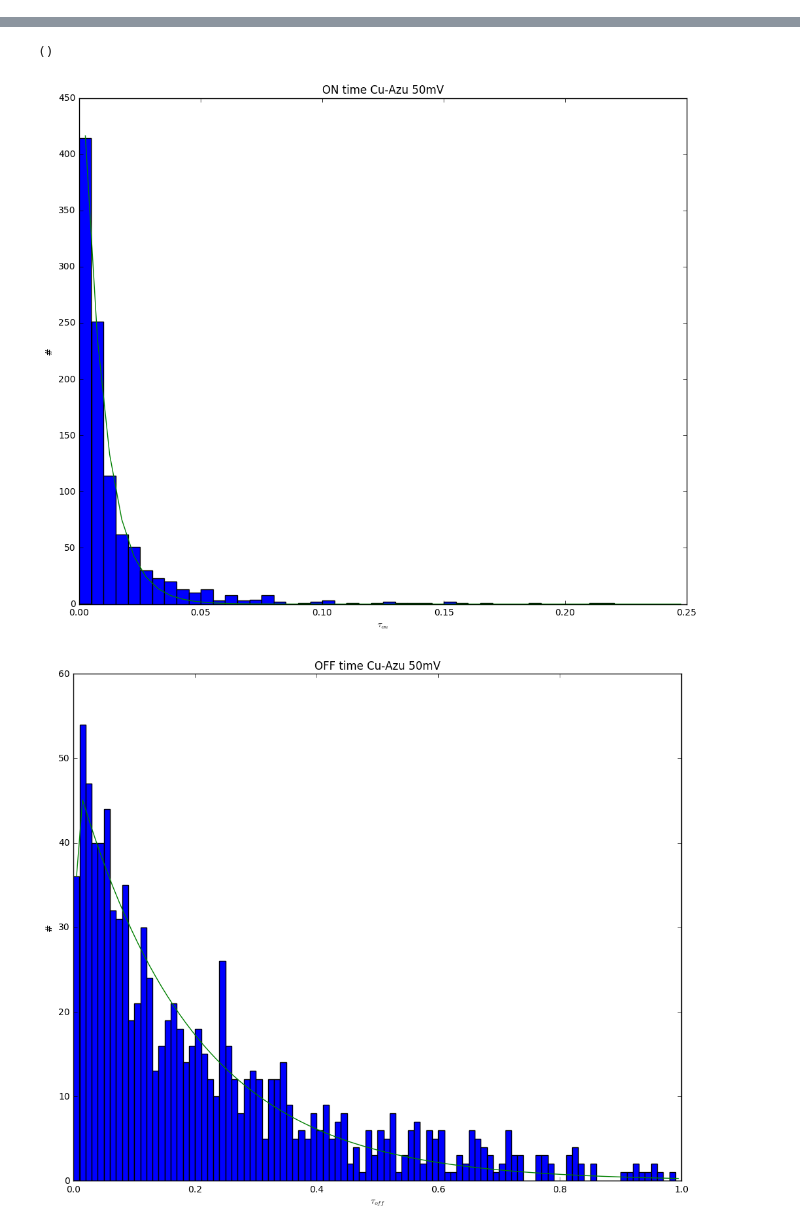
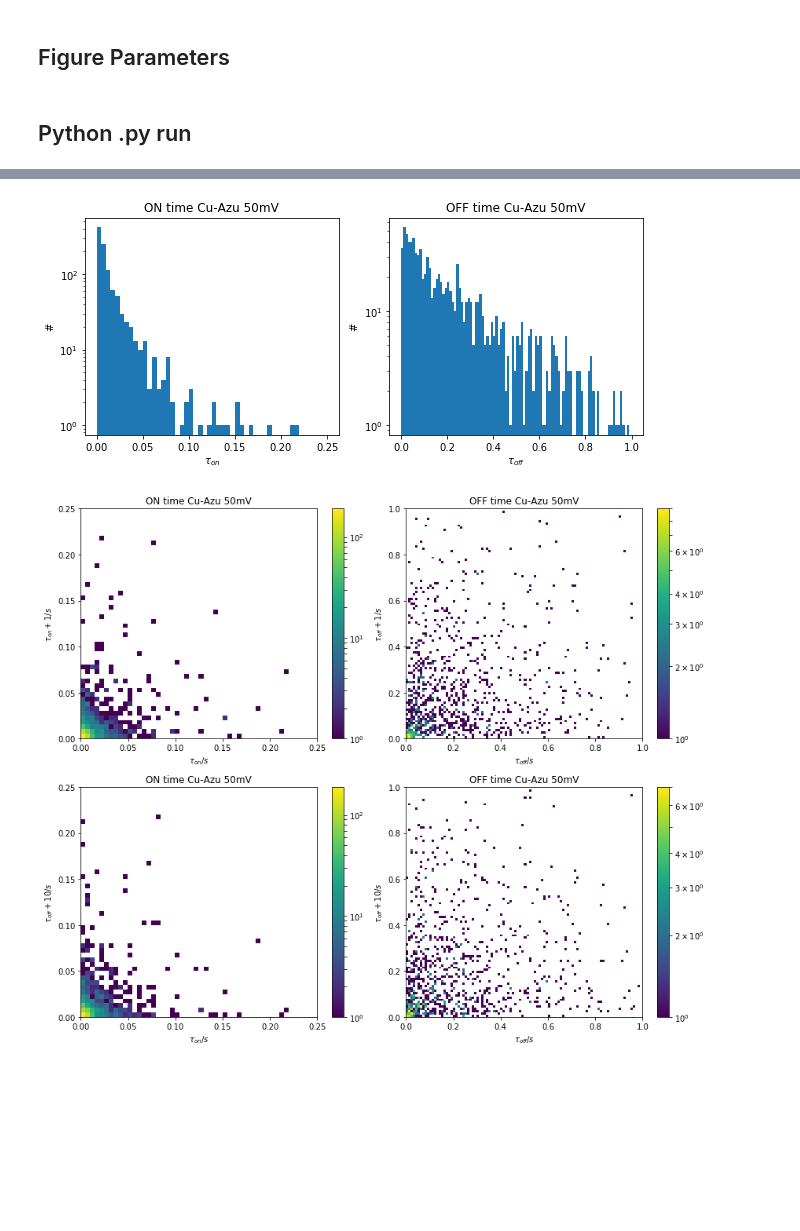
Before and after one commit to biswajitSM/Azurin_SM_repo, a Jupyter notebook: Analysis/S101d14Feb17_60.5_635_A2_CuAzu655.ipynb, the cells around one changed output, grey strips where cells are left out. Saved outputs shown, nothing was run; the diff lists cells and outputs as text; code cells hidden in the pictures; blank space fills up the shorter version.

```diff
--- a/Analysis/S101d14Feb17_60.5_635_A2_CuAzu655.ipynb
+++ b/Analysis/S101d14Feb17_60.5_635_A2_CuAzu655.ipynb
@@ -1,5 +3,5 @@
 # %%
-#Getting directories
+#directories
 import os
 try:
     parentdir
@@ -7,7 +9,7 @@ except NameError:
     parentdir=os.getcwd()
 else:
     parentdir = parentdir
-print("parentdir"+" is "+ parentdir)
-directory=r"D:\Research\Experimental\Analysis\2017analysis\201702\Analysis_Sebby_March_2017\S101d14Feb17_60.5_635_A2_CuAzu655";#data directory
-print("directory" + " is " + directory)
+homedir=r'/home/biswajit/Research/Reports_ppt/reports/AzurinSM-MS4/data/201702_S101toS104/S101d14Feb17_60.5_635_A2_CuAzu655';#data directory
+print('The working directory is parentdir: %s' %parentdir)
+print('The data directory is homedir: %s' %homedir)
 # %% [output]
@@ -32,2 +36,9 @@ import matplotlib.pyplot as plt
+# %% [markdown]
+## Figure Parameters
+# %%
+mpl.rcParams["font.family"] = "sans-serif"
+mpl.rcParams["font.size"] = "14"
+# %% [markdown]
+## Python .py run
 # %%
 os.chdir(parentdir)
@@ -46,10 +62,10 @@ rnge_off = [[0,offMax], [0,offMax]] #range off histograms
 bins_on = 50  #bins for the on histograms
 bins_off = 100 #bins for the off histograms
 proteins = 'Cu' #change this to 'Zn' or 'Cu' depending on which files you are analysing. Changes title of plots.
-current_dir = directory#'S101d14Feb17_60.5_635_A2_CuAzu655' #foldername you want to work in.
+current_dir = homedir#'S101d14Feb17_60.5_635_A2_CuAzu655' #foldername you want to work in.
 max_his_on = onMax
 max_his_off = offMax
 x_shift = 10 # t vs  t + x_shift
 
-histograms(titel, pot, pointnumbers, specific_potential, rnge_on, rnge_off, bins_on, bins_off, proteins, current_dir, max_his_on, max_his_off, x_shift)
+histograms(pot, pointnumbers, specific_potential, rnge_on, rnge_off, bins_on, bins_off, proteins, current_dir, max_his_on, max_his_off, x_shift, plots=True);
 # %% [output]
@@ -58,3 +72,2 @@ Fit OFF time histogram: -8004.69312317 * e^{-1309.64146554 t} - -48.7162659939 *
-()
-[figure, old version]
+[figure, new version]
-[figure, old version]
+[figure, new version]
```
Also changed, not shown: parts of 18 cells of this notebook, 2 other files.
